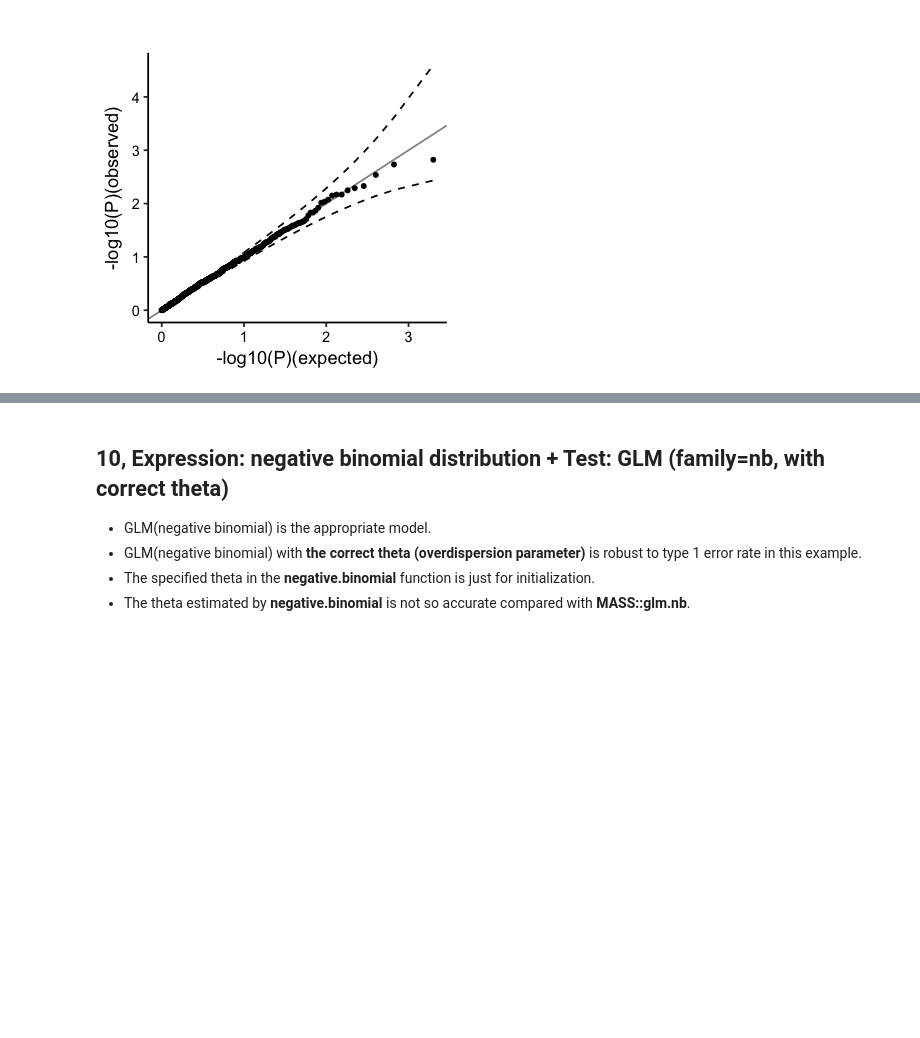
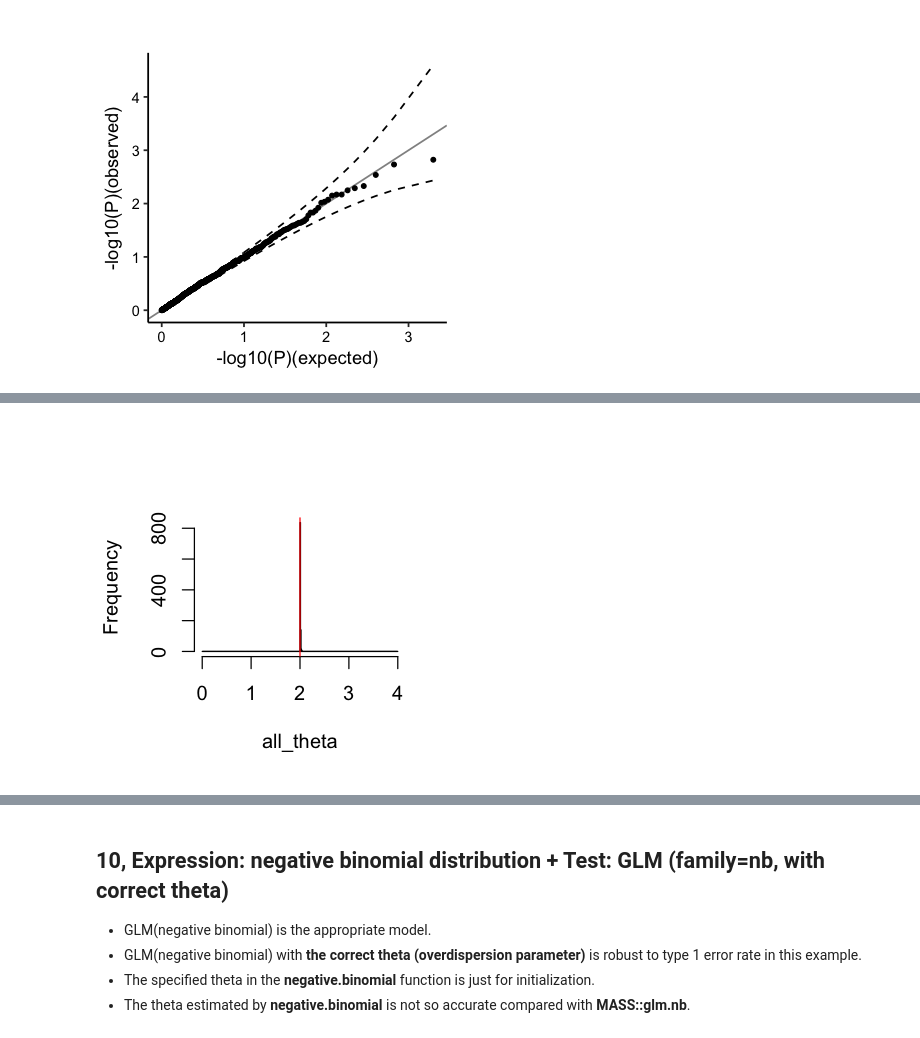
Before and after one commit to kaz-ishigaki/Misc, a Jupyter notebook: L02_pvalue_distribution.ipynb, the cells around one changed output, grey strips where cells are left out. Saved outputs shown, nothing was run; the diff lists cells and outputs as text; code cells hidden in the pictures; blank space fills up the shorter version.

```diff
--- a/L02_pvalue_distribution.ipynb
+++ b/L02_pvalue_distribution.ipynb
@@ -607,0 +646,7 @@ df %>% ggplot() +
+# %%
+#distribution of theta: MASS::glm.nb almost correctly estimated theta!!
+options(repr.plot.width=3, repr.plot.height=3)
+hist(all_theta,main="",breaks=seq(0,4,0.01))
+abline(v=size,col="red")
+# %% [output]
+[figure, added]
```
Also changed, not shown: parts of 6 cells of this notebook.
